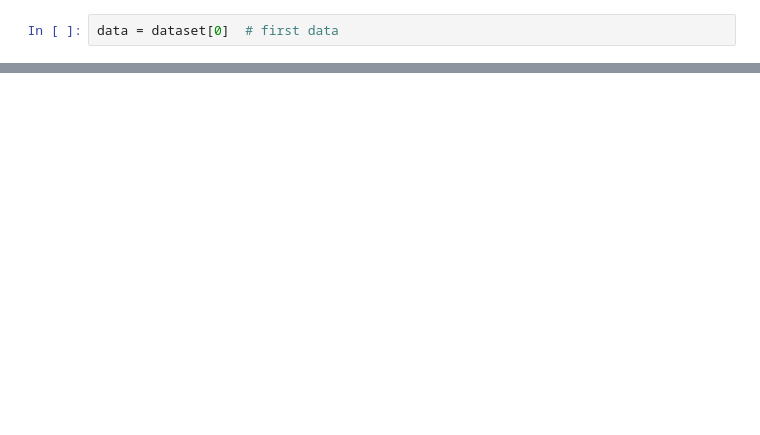
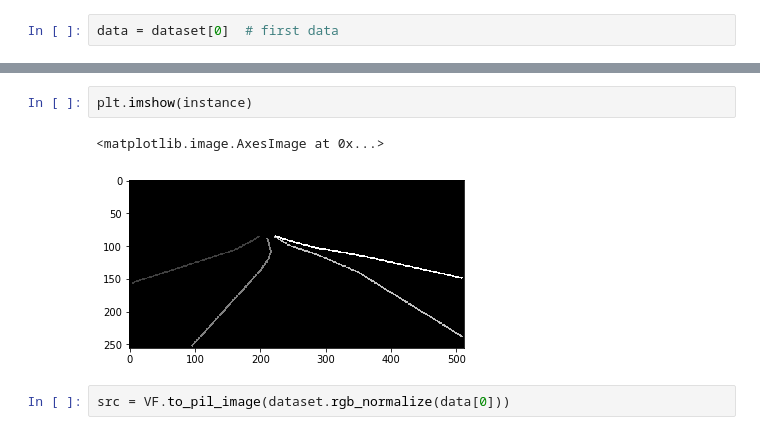
Before and after one commit to haruishi43/LaneNet-Pytorch, a Jupyter notebook: notebook/pytorch dataset.ipynb, the cells around one changed output, grey strips where cells are left out. Drawn from its saved outputs; the diff is of its cells as text; blank space fills up the shorter version.

```diff
--- a/notebook/pytorch dataset.ipynb
+++ b/notebook/pytorch dataset.ipynb
@@ -80,0 +165,7 @@ plt.imshow(data[2])
+# %%
+plt.imshow(instance)
+# %% [output]
+<matplotlib.image.AxesImage at 0x...>
+[figure, added]
+# %%
+src = VF.to_pil_image(dataset.rgb_normalize(data[0]))
```
Also changed, not shown: parts of 16 cells of this notebook, 12 other files.
